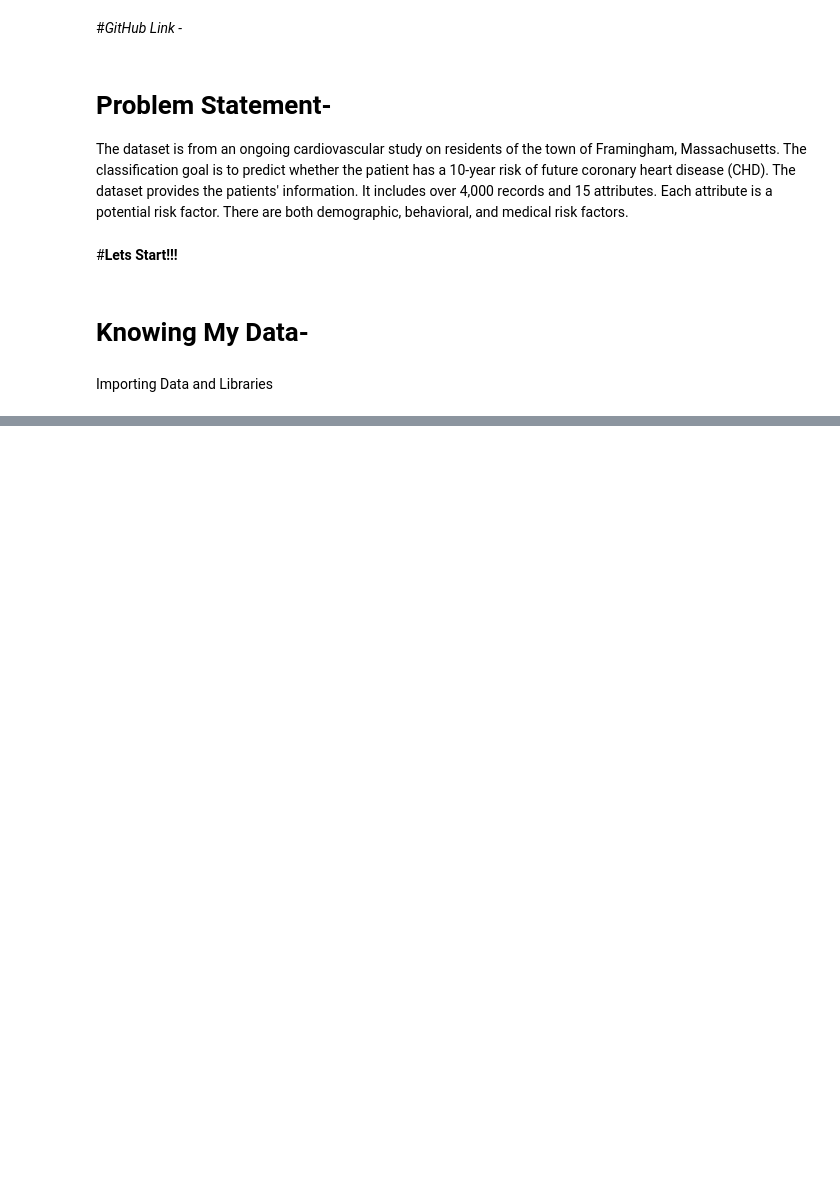
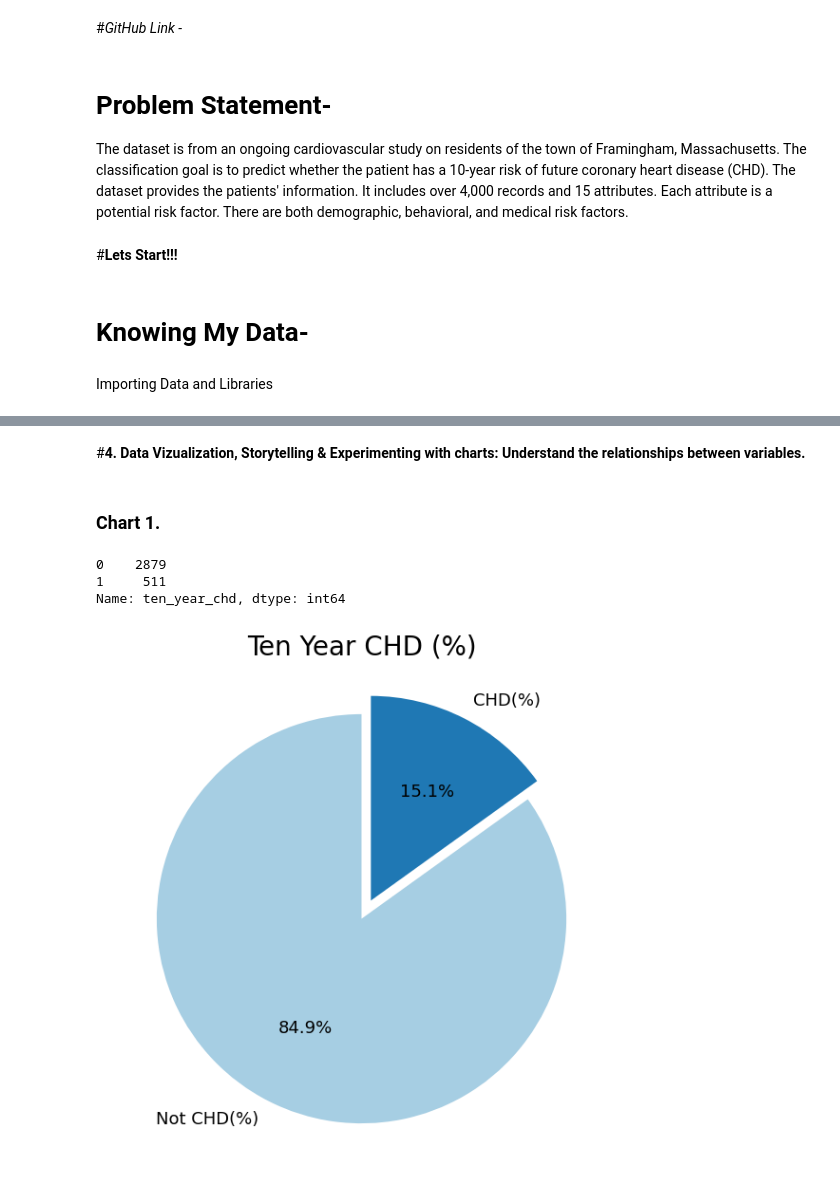
Before and after one commit to Gautamadarshi/Cardiovascular-Risk-Prediction, a Jupyter notebook: Classfication_Cardiovascular.ipynb, the cells around one changed output, grey strips where cells are left out. Saved outputs shown, nothing was run; the diff lists cells and outputs as text; code cells hidden in the pictures; blank space fills up the shorter version.

```diff
--- a/Classfication_Cardiovascular.ipynb
+++ b/Classfication_Cardiovascular.ipynb
@@ -38,0 +278,10 @@ Importing Data and Libraries
+# %%
+# Before doing any data wrangling lets create copy of the dataset
+df_2 = df.copy()
+# %%
+# Renaming the columns
+df_2.rename(columns={'cigsPerDay':'cigs_per_day','BPMeds':'bp_meds',
+                   'prevalentStroke':'prevalent_stroke','prevalentHyp':'prevalent_hyp',
+                   'totChol':'total_cholesterol','sysBP':'systolic_bp','diaBP':'diastolic_bp',
+                   'BMI':'bmi','heartRate':'heart_rate','TenYearCHD':'ten_year_chd'},
+          inplace = True)
@@ -38,0 +323,30 @@ Importing Data and Libraries
+# %% [markdown]
+#**4. Data Vizualization, Storytelling & Experimenting with charts: Understand the relationships between variables.**
+# %% [markdown]
+### Chart 1.
+# %%
+# Chart - 1 visualization code
+# Distribution of dependent varaible - ten_year_chd
+
+
+# Dependant Column Value Counts
+print(df_2.ten_year_chd.value_counts())
+print(" ")
+
+#color palette selection
+colors = sns.color_palette("Paired")
+
+# plotting data on chart
+plt.figure(figsize=(12,7))
+explode = [0,0.1]
+textprops = {'fontsize':13}
+plt.pie(df_2['ten_year_chd'].value_counts(), labels=['Not CHD(%)','CHD(%)'], startangle=90, colors=colors, explode = explode, autopct="%1.1f%%",textprops = textprops)
+plt.title('Ten Year CHD (%)', fontsize=20)
+
+# displaying chart
+plt.show()
+# %% [output]
+0    2879
+1     511
+Name: ten_year_chd, dtype: int64
+[figure, added]
```
Also changed, not shown: parts of 33 cells of this notebook.
